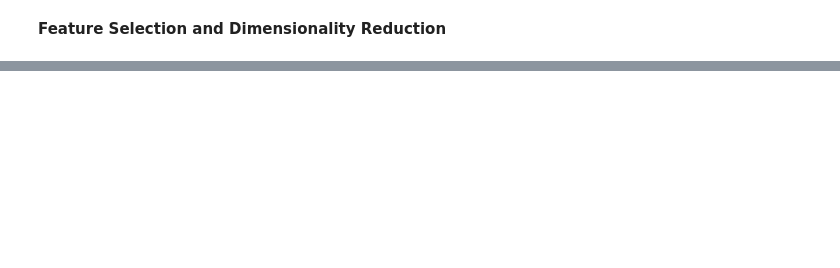
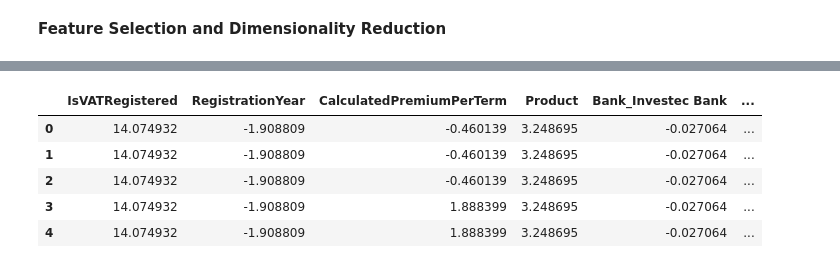
Before and after one commit to epythonlab/Car-Insurance-Risk-Analysis-and-Premium-Optimization, a Jupyter notebook: notebooks/data_preprocessing.ipynb, the cells around one changed output, grey strips where cells are left out. Cells and saved outputs as stored; diff of their text form; code cells hidden in the pictures; blank space fills up the shorter version.

```diff
--- a/notebooks/data_preprocessing.ipynb
+++ b/notebooks/data_preprocessing.ipynb
@@ -322,0 +324,11 @@ sample_data.to_csv('../data/sample_data.csv')
+# %%
+# Get the names of the selected features
+selected_features = X.columns[selector.get_support()]
+# Create a dataframe with the selected features and their corresponding PCA Componets
+#df_result = pd.DataFrame(X_pca, columns=[f'PCA_{i+1}' for i in range(20)])
+# df_result['Selected_Features'] = selected_features
+# %%
+# Create new dataframe with selected features
+df_new = pd.DataFrame(X_new, columns=selected_features)
+# merge the target variable to the new dataframe
+df_new['TotalPremium'] = y
@@ -322,0 +338,9 @@ sample_data.to_csv('../data/sample_data.csv')
+# %%
+df_new.head()
+# %% [output]
+|  | IsVATRegistered | RegistrationYear | CalculatedPremiumPerTerm | Product | Bank_Investec Bank | ... |
+| 0 | 14.074932 | -1.908809 | -0.460139 | 3.248695 | -0.027064 | ... |
+| 1 | 14.074932 | -1.908809 | -0.460139 | 3.248695 | -0.027064 | ... |
+| 2 | 14.074932 | -1.908809 | -0.460139 | 3.248695 | -0.027064 | ... |
+| 3 | 14.074932 | -1.908809 | 1.888399 | 3.248695 | -0.027064 | ... |
+| 4 | 14.074932 | -1.908809 | 1.888399 | 3.248695 | -0.027064 | ... |
```
Also changed, not shown: parts of 20 cells of this notebook, 2 other files.
